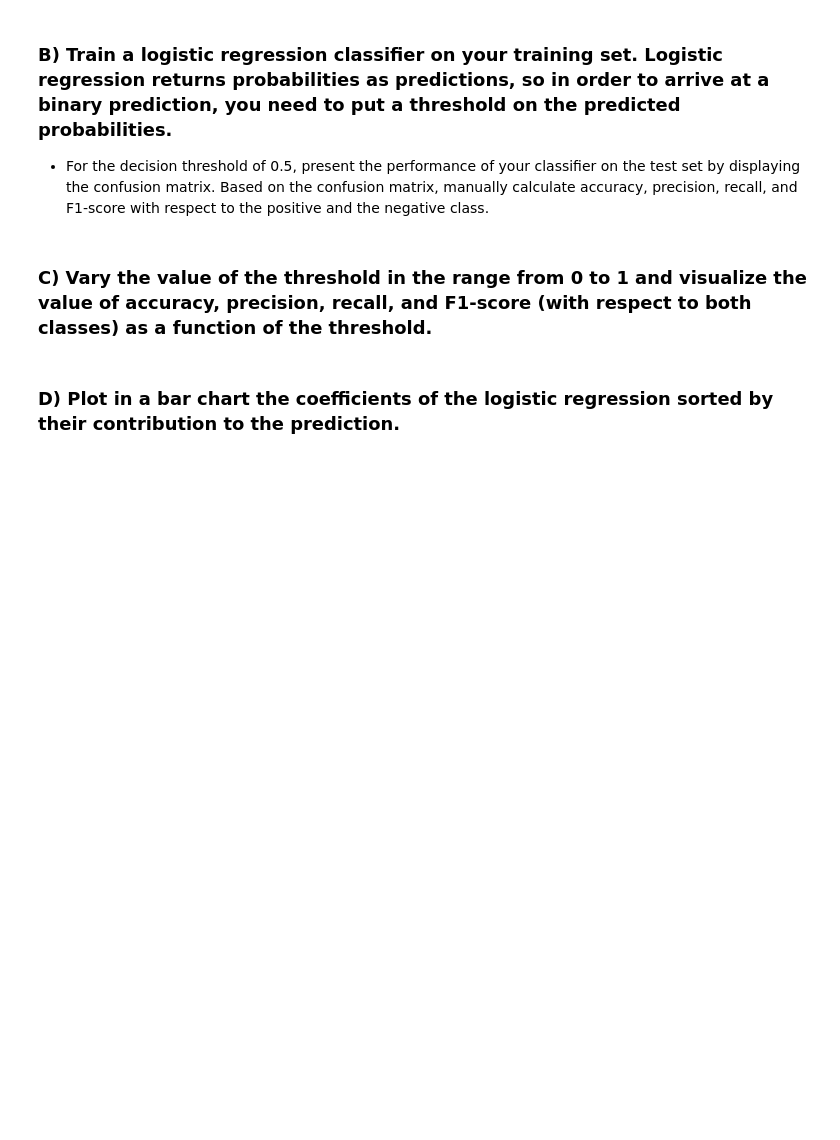
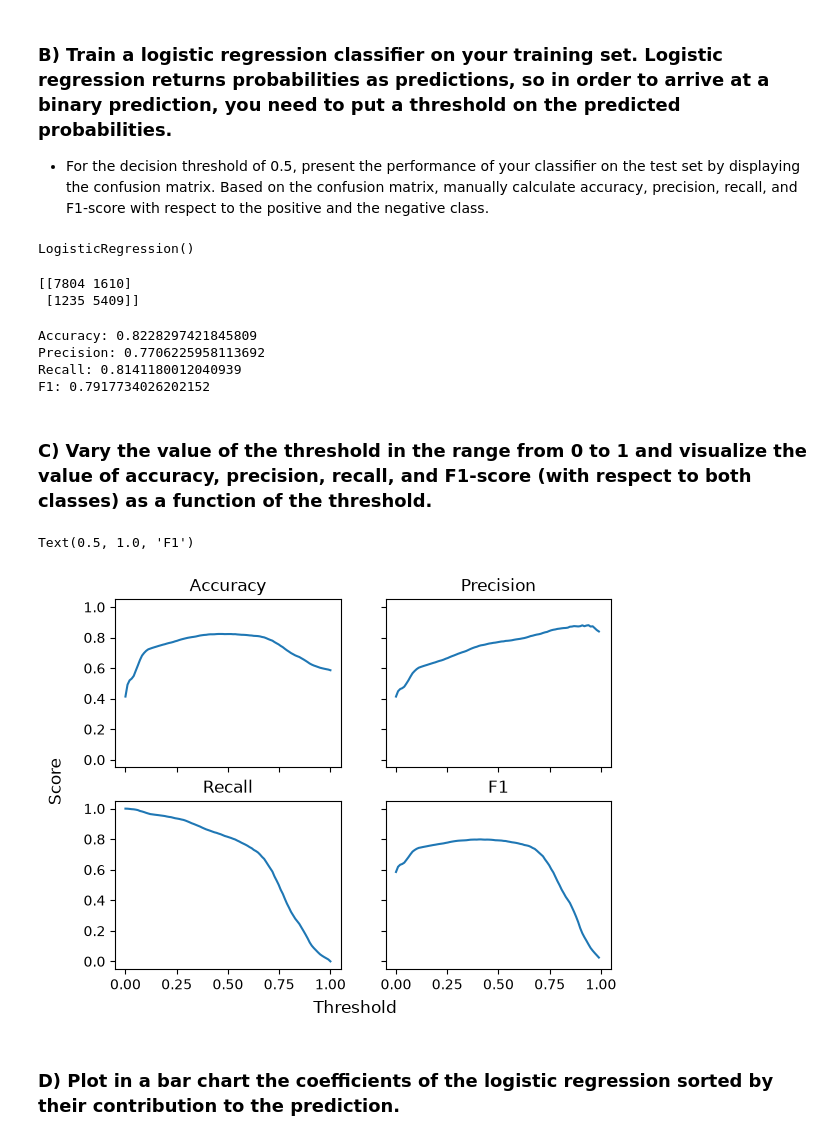
Before and after one commit to floribau/EPFL-ADA-2026, a Jupyter notebook: Exercises/07 - Learning from data - Applied machine learning/AppliedML.ipynb, the cells around one changed output. Saved outputs shown, nothing was run; the diff lists cells and outputs as text; code cells hidden in the pictures; blank space fills up the shorter version.

```diff
--- a/Exercises/07 - Learning from data - Applied machine learning/AppliedML.ipynb
+++ b/Exercises/07 - Learning from data - Applied machine learning/AppliedML.ipynb
@@ -43,3 +123,20 @@ original_data = pd.read_csv(data_folder+'aac_intakes_outcomes.csv', usecols=colu
 # %% [markdown]
 ### B) Train a logistic regression classifier on your training set. Logistic regression returns probabilities as predictions, so in order to arrive at a binary prediction, you need to put a threshold on the predicted probabilities.
 - For the decision threshold of 0.5, present the performance of your classifier on the test set by displaying the confusion matrix. Based on the confusion matrix, manually calculate accuracy, precision, recall, and F1-score with respect to the positive and the negative class.
+# %%
+logistic_regression = LogisticRegression()
+logistic_regression.fit(X_train, y_train)
+# %% [output]
+LogisticRegression()
+# %%
+from sklearn.metrics import confusion_matrix
+
+y_probs = logistic_regression.predict_proba(X_test)[:, 1]
+y_pred = (y_probs >= 0.5).astype(int)
+
+cm = confusion_matrix(y_test, y_pred)
+tn, fp, fn, tp = cm.ravel()
+print(cm)
+# %% [output]
+[[7804 1610]
+ [1235 5409]]
@@ -46,4 +155,53 @@ original_data = pd.read_csv(data_folder+'aac_intakes_outcomes.csv', usecols=colu
+# %%
+accuracy = get_accuracy(tn, fp, fn, tp)
+precision = get_precision(tn, fp, fn, tp)
+recall = get_recall(tn, fp, fn, tp)
+f1 = get_f1(precision, recall)
+
+print("Accuracy:", accuracy)
+print("Precision:", precision)
+print("Recall:", recall)
+print("F1:", f1)
+# %% [output]
+Accuracy: 0.8228297421845809
+Precision: 0.7706225958113692
+Recall: 0.8141180012040939
+F1: 0.7917734026202152
 # %% [markdown]
 ### C) Vary the value of the threshold in the range from 0 to 1 and visualize the value of accuracy, precision, recall, and F1-score (with respect to both classes) as a function of the threshold.
+# %%
+thresholds = np.linspace(0, 1, 100)
+
+accuracy_scores = []
+precision_scores = []
+recall_scores = []
+f1_scores = []
+
+for t in thresholds:
+    y_pred = (y_probs >= t).astype(int)
+    cm = confusion_matrix(y_test, y_pred)
+    tn, fp, fn, tp = cm.ravel()
+    accuracy_scores.append(get_accuracy(tn, fp, fn, tp))
+    precision = get_precision(tn, fp, fn, tp)
+    precision_scores.append(precision)
+    recall = get_recall(tn, fp, fn, tp)
+    recall_scores.append(recall)
+    f1_scores.append(get_f1(precision, recall))
+# %%
+fig, axs = plt.subplots(2, 2, sharex=True, sharey=True)
+fig.supxlabel("Threshold")
+fig.supylabel("Score")
+
+axs[0, 0].plot(thresholds, accuracy_scores)
+axs[0, 0].set_title("Accuracy")
+axs[0, 1].plot(thresholds, precision_scores)
+axs[0, 1].set_title("Precision")
+axs[1, 0].plot(thresholds, recall_scores)
+axs[1, 0].set_title("Recall")
+axs[1, 1].plot(thresholds, f1_scores)
+axs[1, 1].set_title("F1")
+# %% [output]
+Text(0.5, 1.0, 'F1')
+[figure, added]
 # %% [markdown]
 ### D) Plot in a bar chart the coefficients of the logistic regression sorted by their contribution to the prediction.
```
Also changed, not shown: parts of 11 cells of this notebook.
